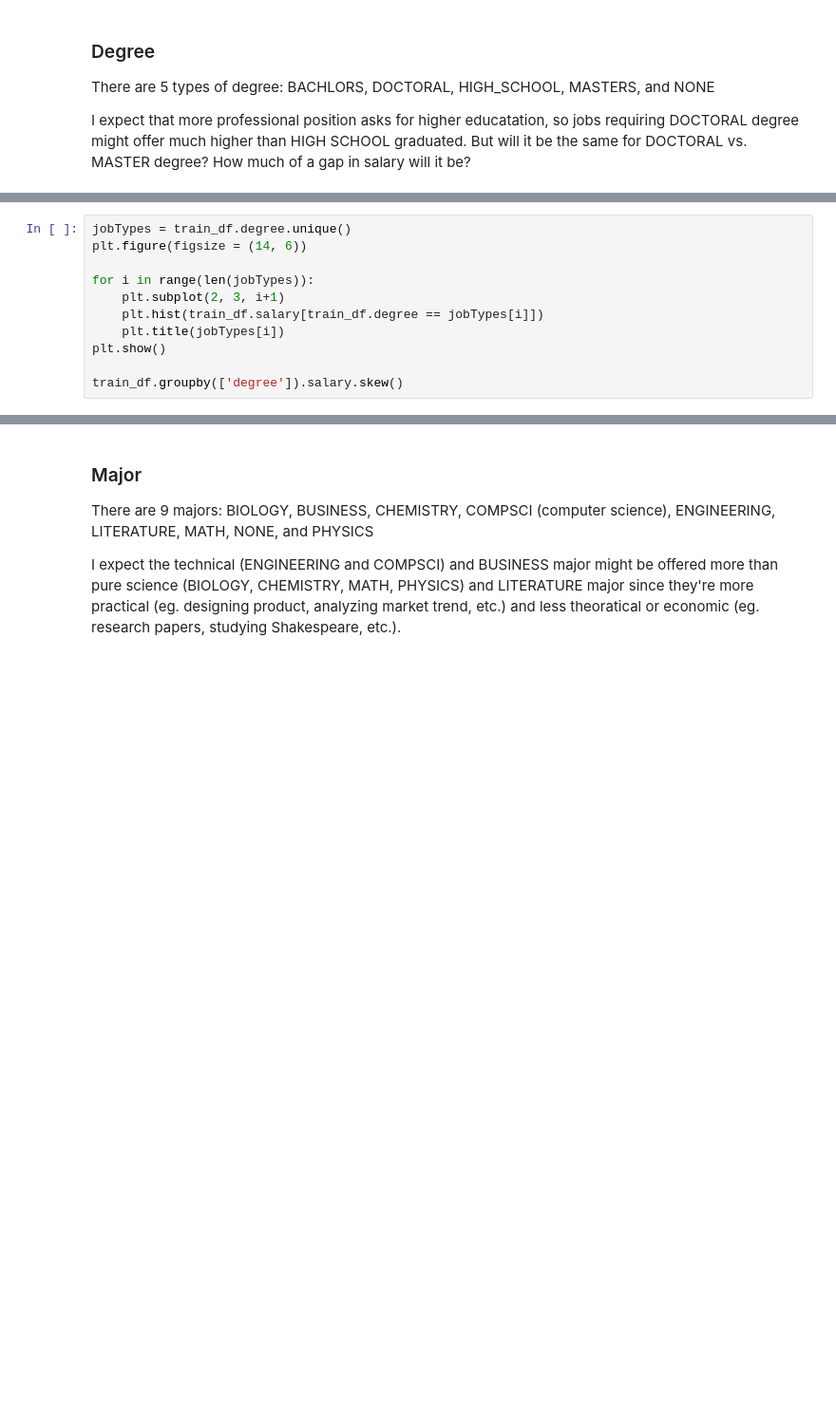
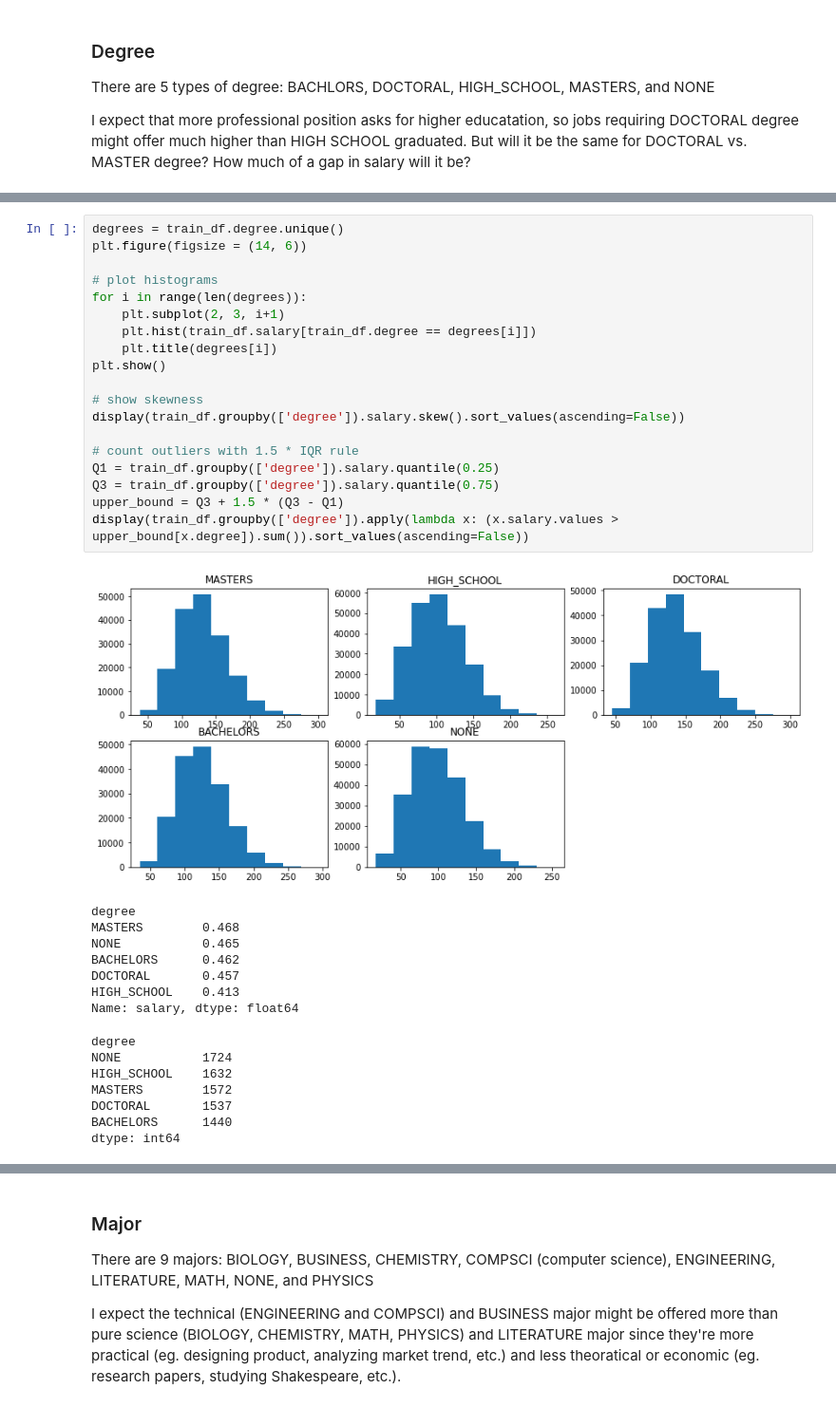
Before and after one commit to jenny-chou/Salary-Prediction, a Jupyter notebook: ML_approach/Salary_Prediction_Analysis.ipynb, the cells around one changed output, grey strips where cells are left out. Shown at 95% size. Saved outputs shown, nothing was run; the diff lists cells and outputs as text; blank space fills up the shorter version.

```diff
--- a/ML_approach/Salary_Prediction_Analysis.ipynb
+++ b/ML_approach/Salary_Prediction_Analysis.ipynb
@@ -188,14 +316,38 @@ Again, let's verify the Gaussian distribution and skewness with histograms.
 # %%
-jobTypes = train_df.degree.unique()
+degrees = train_df.degree.unique()
 plt.figure(figsize = (14, 6))
 
-for i in range(len(jobTypes)):
+# plot histograms
+for i in range(len(degrees)):
     plt.subplot(2, 3, i+1)
-    plt.hist(train_df.salary[train_df.degree == jobTypes[i]])
-    plt.title(jobTypes[i])
+    plt.hist(train_df.salary[train_df.degree == degrees[i]])
+    plt.title(degrees[i])
 plt.show()
 
-train_df.groupby(['degree']).salary.skew()
+# show skewness
+display(train_df.groupby(['degree']).salary.skew().sort_values(ascending=False))
+
+# count outliers with 1.5 * IQR rule
+Q1 = train_df.groupby(['degree']).salary.quantile(0.25)
+Q3 = train_df.groupby(['degree']).salary.quantile(0.75)
+upper_bound = Q3 + 1.5 * (Q3 - Q1)
+display(train_df.groupby(['degree']).apply(lambda x: (x.salary.values > upper_bound[x.degree]).sum()).sort_values(ascending=False))
+# %% [output]
+[figure, added]
+degree
+MASTERS        0.468
+NONE           0.465
+BACHELORS      0.462
+DOCTORAL       0.457
+HIGH_SCHOOL    0.413
+Name: salary, dtype: float64
+degree
+NONE           1724
+HIGH_SCHOOL    1632
+MASTERS        1572
+DOCTORAL       1537
+BACHELORS      1440
+dtype: int64
 # %% [markdown]
 As expected, it's Gaussian and positive skewed.
 
```
Also changed, not shown: parts of 114 cells of this notebook.
